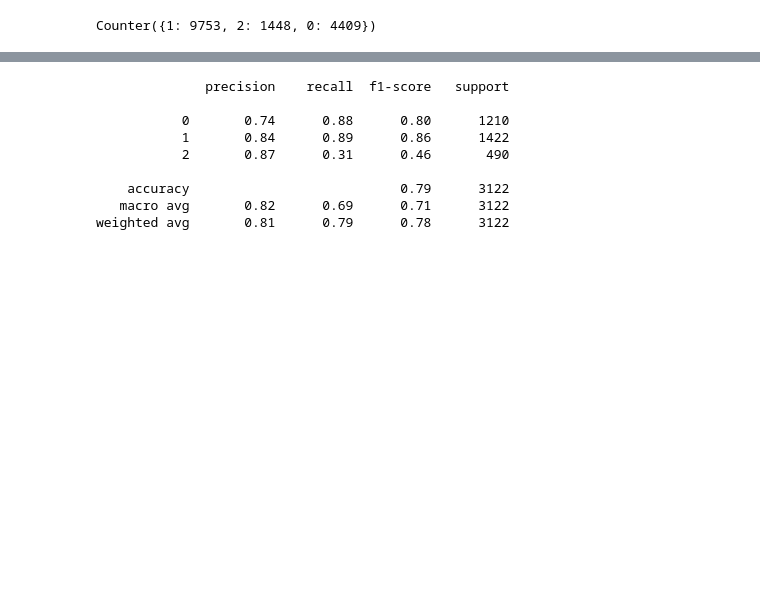
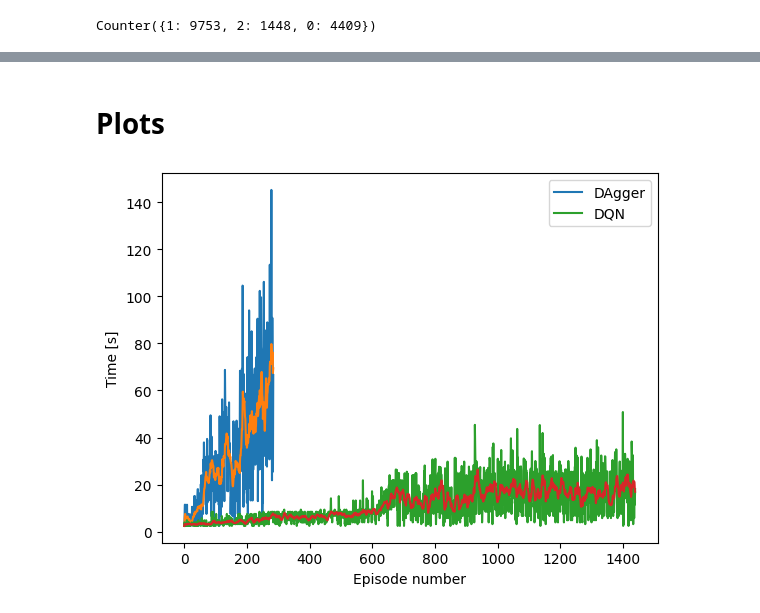
Before and after one commit to mare5x/SuperHaxagon, a Jupyter notebook: py/notebook.ipynb, the cells around one changed output, grey strips where cells are left out. Drawn from its saved outputs; the diff is of its cells as text; code cells hidden in the pictures; blank space fills up the shorter version.

```diff
--- a/py/notebook.ipynb
+++ b/py/notebook.ipynb
@@ -336,12 +506,42 @@ tensor(0.7943, dtype=torch.float64)
-# %%
-print(classification_report(y_test, rf.predict(X_test)))
-# %% [output]
-              precision    recall  f1-score   support
-
-           0       0.74      0.88      0.80      1210
-           1       0.84      0.89      0.86      1422
-           2       0.87      0.31      0.46       490
-
-    accuracy                           0.79      3122
-   macro avg       0.82      0.69      0.71      3122
-weighted avg       0.81      0.79      0.78      3122
+# %% [markdown]
+# Plots
+# %%
+import joblib
+
+dagger_data = joblib.load("dagger_data.gz")
+dagger_scores = dagger_data['score_history'][1:]
+# %%
+import json
+
+with open("checkpoints/sb3_15/data", "r") as f:
+    dqn_data = json.load(f)
+dqn_scores = dqn_data["_env_real_episode_scores"]
+# %%
+def moving_average(x, k=10):
+    y = []
+    s = 0
+    for i in range(min(k, len(x))):
+        s += x[i]
+        y.append(s / (i + 1))
+    for i in range(k, len(x)):
+        s = s - x[i - k] + x[i]
+        y.append(s / k)
+    return y
+# %%
+fig, ax = plt.subplots()
+
+ax.set_ylabel('Time [s]')
+ax.set_xlabel('Episode number')
+
+x = np.array(dagger_scores) / 60  # Seconds
+ax.plot(x, label="DAgger")
+ax.plot(moving_average(x, k=10))
+
+x = np.array(dqn_scores) / 60  # Seconds
+ax.plot(x, label="DQN")
+ax.plot(moving_average(x, k=10))
+
+ax.legend()
+fig.savefig("../figs/scores.png", dpi=80)
+# %% [output]
+[figure, added]
```
Also changed, not shown: parts of 25 cells of this notebook, 2 other files.
